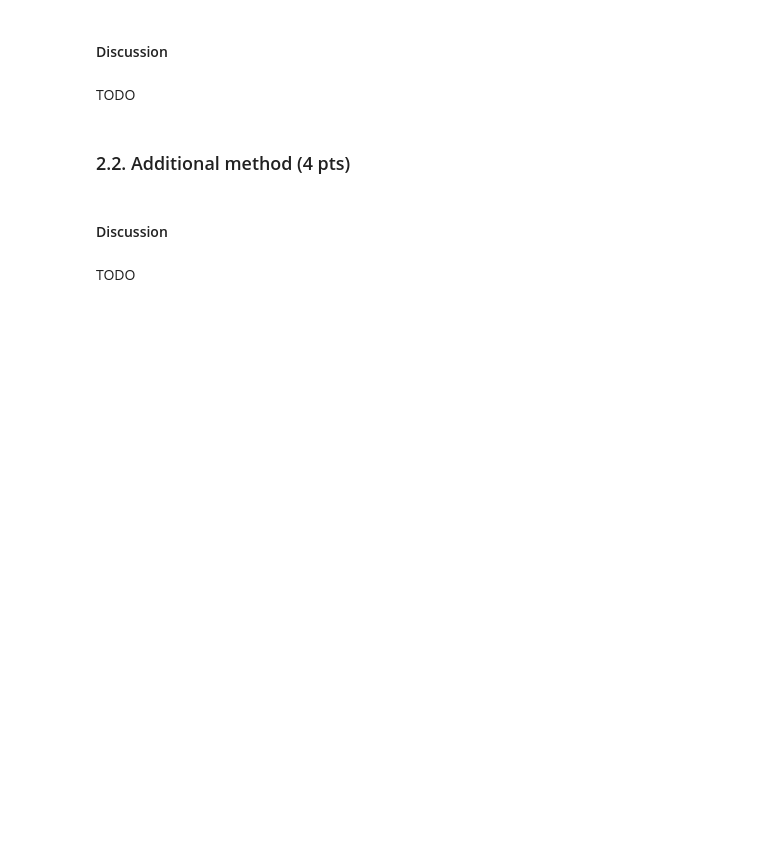
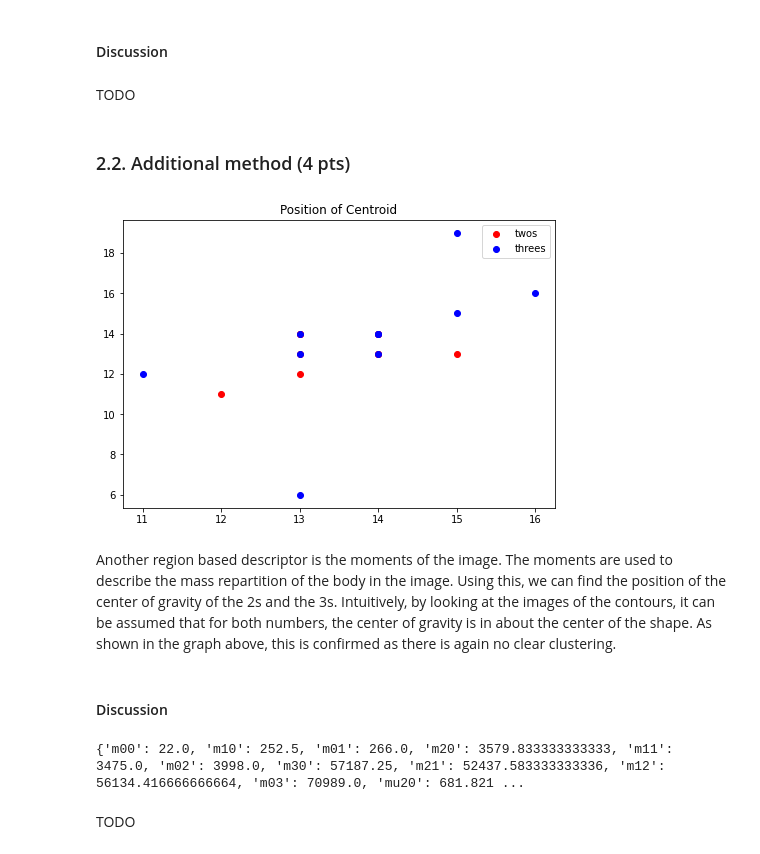
Before and after one commit to beckersven/iapr, a Jupyter notebook: labs/lab_02_object_description.ipynb, the cells around one changed output. Cells and saved outputs as stored; diff of their text form; code cells hidden in the pictures; blank space fills up the shorter version.

Commit message:
moments

```diff
--- a/labs/lab_02_object_description.ipynb
+++ b/labs/lab_02_object_description.ipynb
@@ -418,4 +419,46 @@ TODO
+# %%
+moments_twos = np.zeros((len(compacity_twos), 2))
+
+for i in range(len(twos_preprocessed)):
+    img = twos_preprocessed[i]
+    contours, _ = cv2.findContours(img, cv2.RETR_LIST, cv2.CHAIN_APPROX_NONE)
+    contour = max(contours, key=lambda x: cv2.contourArea(x))
+    M = cv2.moments(contour)
+    cx = int(M['m10']/M['m00'])
+    cy = int(M['m01']/M['m00'])
+    moments_twos[i,0] = cx
+    moments_twos[i,1] = cy
+
+
+moments_threes = np.zeros((len(compacity_threes), 2))
+
+for i in range(len(threes_preprocessed)):
+    img = threes_preprocessed[i]
+    contours, _ = cv2.findContours(img, cv2.RETR_LIST, cv2.CHAIN_APPROX_NONE)
+    contour = max(contours, key=lambda x: cv2.contourArea(x))
+    M = cv2.moments(contour)
+    cx = int(M['m10']/M['m00'])
+    cy = int(M['m01']/M['m00'])
+    moments_threes[i,0] = cx
+    moments_threes[i,1] = cy
+# %%
+# Plot features for all images
+fig = plt.figure()
+ax = fig.add_axes([0,0,1,1])
+ax.scatter(moments_twos[:,0], moments_twos[:,1], color='r', label='twos')
+ax.scatter(moments_threes[:,0], moments_threes[:,1], color='b', label='threes')
+ax.legend(loc='best')
+plt.title("Position of Centroid")
+plt.show()
+# %% [output]
+[figure, added]
+# %% [markdown]
+Another region based descriptor is the moments of the image. The moments are used to describe the mass repartition of the body in the image. Using this, we can find the position of the center of gravity of the 2s and the 3s. Intuitively, by looking at the images of the contours, it can be assumed that for both numbers, the center of gravity is in about the center of the shape. As shown in the graph above, this is confirmed as there is again no clear clustering.
 # %% [markdown]
 #### Discussion
+# %%
+print(M)
+# %% [output]
+{'m00': 22.0, 'm10': 252.5, 'm01': 266.0, 'm20': 3579.833333333333, 'm11': 3475.0, 'm02': 3998.0, 'm30': 57187.25, 'm21': 52437.583333333336, 'm12': 56134.416666666664, 'm03': 70989.0, 'mu20': 681.821 ...
 # %% [markdown]
 TODO
```
Also changed, not shown: parts of 7 cells of this notebook.
